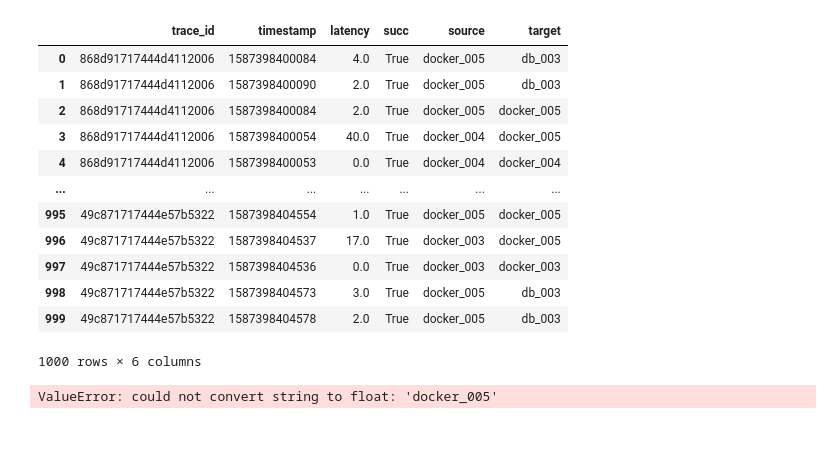
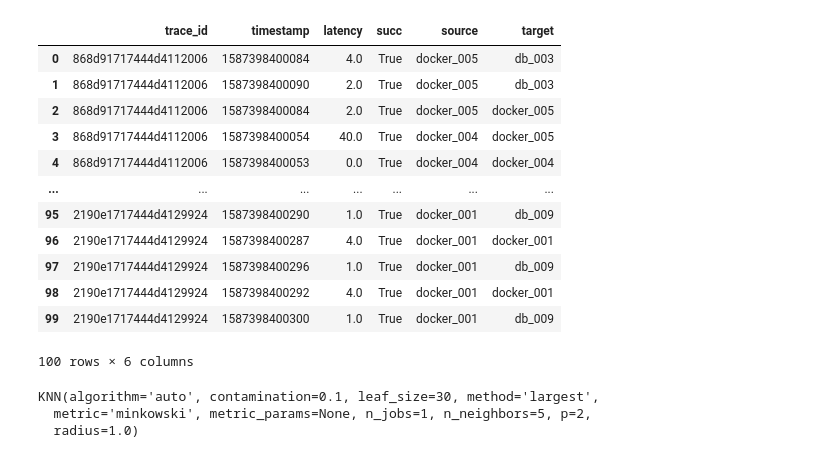
Before and after one commit to laurianalandim/anomalydetetion, a Jupyter notebook: anomaly.ipynb, the cells around one changed output. Cells and saved outputs as stored; diff of their text form; code cells hidden in the pictures.

```diff
--- a/anomaly.ipynb
+++ b/anomaly.ipynb
@@ -7,21 +11,23 @@ df = pd.read_csv("rca_2020_04_21.csv")
-# %%
-df.head(1000)
-# %% [output]
-|  | trace_id | timestamp | latency | succ | source | target |
-| 0 | 868d91717444d4112006 | 1587398400084 | 4.0 | True | docker_005 | db_003 |
-| 1 | 868d91717444d4112006 | 1587398400090 | 2.0 | True | docker_005 | db_003 |
-| 2 | 868d91717444d4112006 | 1587398400084 | 2.0 | True | docker_005 | docker_005 |
-| 3 | 868d91717444d4112006 | 1587398400054 | 40.0 | True | docker_004 | docker_005 |
-| 4 | 868d91717444d4112006 | 1587398400053 | 0.0 | True | docker_004 | docker_004 |
-| ... | ... | ... | ... | ... | ... | ... |
-| 995 | 49c871717444e57b5322 | 1587398404554 | 1.0 | True | docker_005 | docker_005 |
-| 996 | 49c871717444e57b5322 | 1587398404537 | 17.0 | True | docker_003 | docker_005 |
-| 997 | 49c871717444e57b5322 | 1587398404536 | 0.0 | True | docker_003 | docker_003 |
-| 998 | 49c871717444e57b5322 | 1587398404573 | 3.0 | True | docker_005 | db_003 |
-| 999 | 49c871717444e57b5322 | 1587398404578 | 2.0 | True | docker_005 | db_003 |
-1000 rows × 6 columns
+# %%
+df.head(100)
+# %% [output]
+|  | trace_id | timestamp | latency | succ | source | target |
+| 0 | 868d91717444d4112006 | 1587398400084 | 4.0 | True | docker_005 | db_003 |
+| 1 | 868d91717444d4112006 | 1587398400090 | 2.0 | True | docker_005 | db_003 |
+| 2 | 868d91717444d4112006 | 1587398400084 | 2.0 | True | docker_005 | docker_005 |
+| 3 | 868d91717444d4112006 | 1587398400054 | 40.0 | True | docker_004 | docker_005 |
+| 4 | 868d91717444d4112006 | 1587398400053 | 0.0 | True | docker_004 | docker_004 |
+| ... | ... | ... | ... | ... | ... | ... |
+| 95 | 2190e1717444d4129924 | 1587398400290 | 1.0 | True | docker_001 | db_009 |
+| 96 | 2190e1717444d4129924 | 1587398400287 | 4.0 | True | docker_001 | docker_001 |
+| 97 | 2190e1717444d4129924 | 1587398400296 | 1.0 | True | docker_001 | db_009 |
+| 98 | 2190e1717444d4129924 | 1587398400292 | 4.0 | True | docker_001 | docker_001 |
+| 99 | 2190e1717444d4129924 | 1587398400300 | 1.0 | True | docker_001 | db_009 |
+100 rows × 6 columns
 # %%
 detector = KNN()
-detector.fit(df.iloc[:,1:5])
+detector.fit(df.iloc[:,1:4])
 # %% [output]
-ValueError: could not convert string to float: 'docker_005'
+KNN(algorithm='auto', contamination=0.1, leaf_size=30, method='largest',
+  metric='minkowski', metric_params=None, n_jobs=1, n_neighbors=5, p=2,
+  radius=1.0)
```
Also changed, not shown: parts of 9 cells of this notebook, 2 other files.
